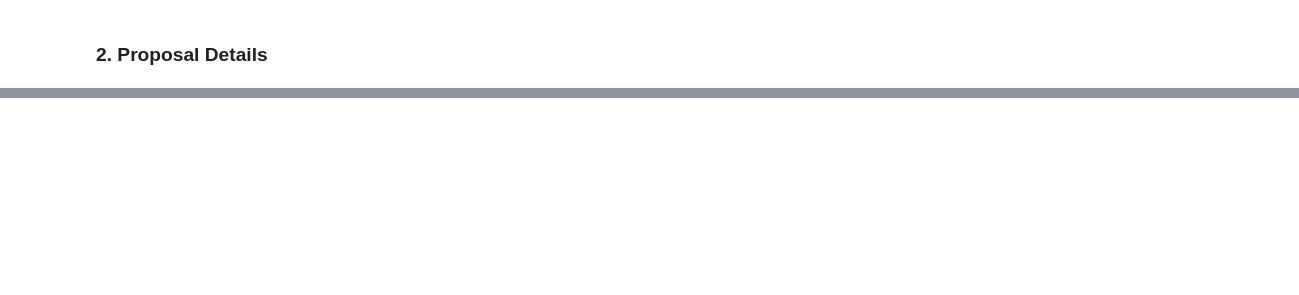
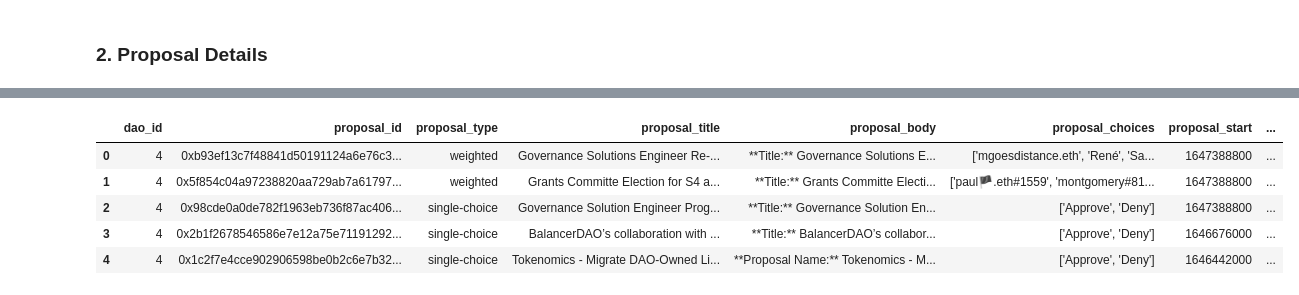
Before and after one commit to sicongzhao/DAO-Hacks, a Jupyter notebook: data-pipeline/2-EDA-governance.ipynb, the cells around one changed output, grey strips where cells are left out. Cells and saved outputs as stored; diff of their text form; code cells hidden in the pictures; blank space fills up the shorter version.

```diff
--- a/data-pipeline/2-EDA-governance.ipynb
+++ b/data-pipeline/2-EDA-governance.ipynb
@@ -88,0 +62,9 @@ df_member_data.to_csv('../data/proposal_summary.csv', index=False)
+# %%
+proposals.head()
+# %% [output]
+|  | dao_id | proposal_id | proposal_type | proposal_title | proposal_body | proposal_choices | proposal_start | ... |
+| 0 | 4 | 0xb93ef13c7f48841d50191124a6e76c3... | weighted | Governance Solutions Engineer Re-... | **Title:** Governance Solutions E... | ['mgoesdistance.eth', 'René', 'Sa... | 1647388800 | ... |
+| 1 | 4 | 0x5f854c04a97238820aa729ab7a61797... | weighted | Grants Committe Election for S4 a... | **Title:** Grants Committe Electi... | ['paul🏴.eth#1559', 'montgomery#81... | 1647388800 | ... |
+| 2 | 4 | 0x98cde0a0de782f1963eb736f87ac406... | single-choice | Governance Solution Engineer Prog... | **Title:** Governance Solution En... | ['Approve', 'Deny'] | 1647388800 | ... |
+| 3 | 4 | 0x2b1f2678546586e7e12a75e71191292... | single-choice | BalancerDAO’s collaboration with ... | **Title:** BalancerDAO’s collabor... | ['Approve', 'Deny'] | 1646676000 | ... |
+| 4 | 4 | 0x1c2f7e4cce902906598be0b2c6e7b32... | single-choice | Tokenomics - Migrate DAO-Owned Li... | **Proposal Name:** Tokenomics - M... | ['Approve', 'Deny'] | 1646442000 | ... |
```
Also changed, not shown: parts of 31 cells of this notebook, 10 other files.
